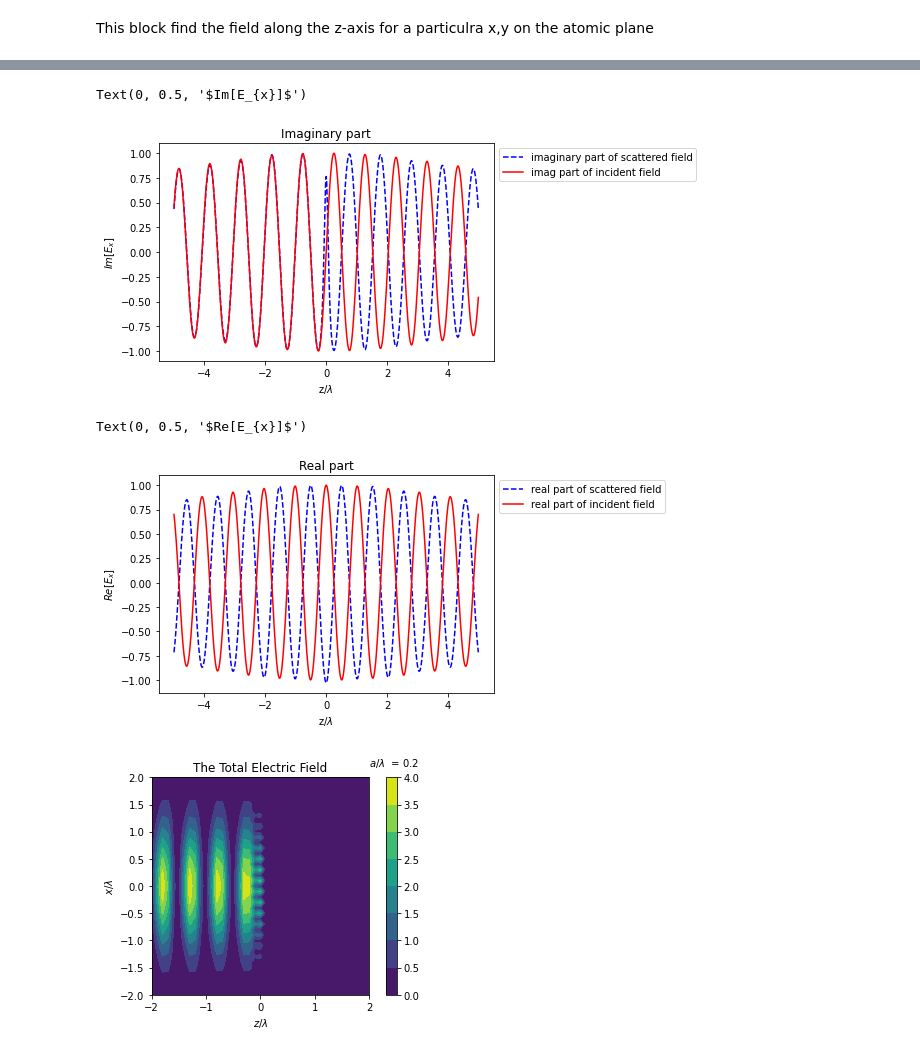
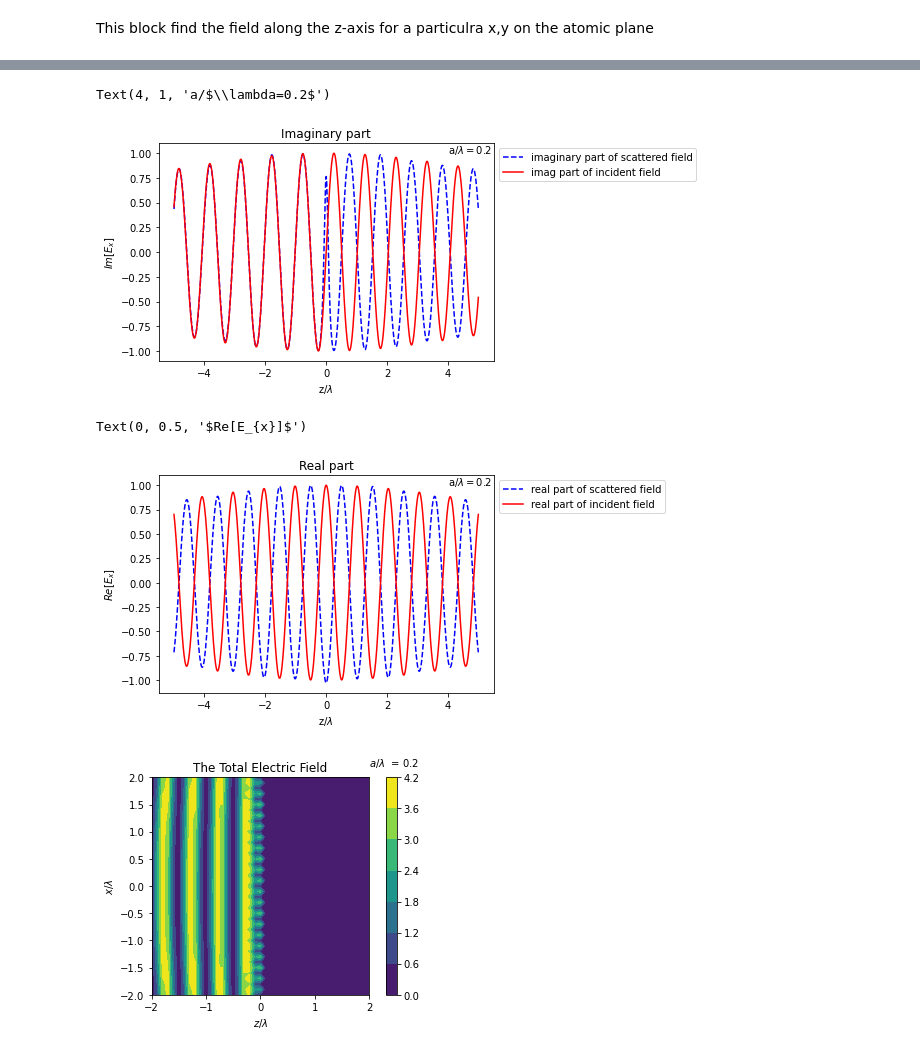
Before and after one commit to ReyshaJV/weizmann-internship, a Jupyter notebook: final_code_comments.ipynb, the cells around one changed output, grey strips where cells are left out. Drawn from its saved outputs; the diff is of its cells as text; code cells hidden in the pictures.

Commit message:
fixed the e/e_0 in plots

```diff
--- a/final_code_comments.ipynb
+++ b/final_code_comments.ipynb
@@ -279,9 +280,10 @@ plt.legend(bbox_to_anchor=(1,1))
 plt.title('Imaginary part')
 plt.xlabel('z/$\lambda$')
 plt.ylabel('$Im[E_{x}]$')
+plt.text(4,1,f'a/$\lambda={a/lamda}$')
 # %% [output]
-Text(0, 0.5, '$Im[E_{x}]$')
+Text(4, 1, 'a/$\\lambda=0.2$')
-[figure, old version]
+[figure, new version]
 # %%
 # the real parts of the incident and scattered field
 
@@ -290,11 +292,13 @@ plt.plot(perpendicular_direction,I[:,0].real,color='red',label='real part of inc
 
 plt.legend(bbox_to_anchor=(1,1))
 plt.title('Real part')
+
+plt.text(4,1,f'a/$\lambda={a/lamda}$')
 plt.xlabel('z/$\lambda$')
 plt.ylabel('$Re[E_{x}]$')
 # %% [output]
 Text(0, 0.5, '$Re[E_{x}]$')
-[figure, old version]
+[figure, new version]
 # %%
 y_level=0
 x_axis=np.arange(-2,2+1/50,1/10)
@@ -312,13 +316,14 @@ for i in range(0,len(x_axis)):
 #field runs from 0 to 2, 0 is the incident field, 1 is the scattered field, 2 is the total field
 #component refers  to the x,y,z component of a particular field at a particular point
 # %%
-h = plt.contourf(z_axis,x_axis,np.square(abs(E_grid[:,:,2,0]/E_beam_amp)) )
+h = plt.contourf(z_axis,x_axis,np.square(abs(E_grid[:,:,2,0]/E_grid[:,:,0,0])) )
 plt.axis('scaled')
 plt.title('The Total Electric Field')
 plt.xlabel('$z/\lambda$')
 plt.ylabel('$x/\lambda$')
 plt.colorbar()
+plt.clim(0,4)
 plt.text(2,2.2,f'$a/ \lambda$  = {(a/lamda)}')
 plt.show()
 # %% [output]
-[figure, old version]
+[figure, new version]
```
Also changed, not shown: parts of 1 cell of this notebook.
